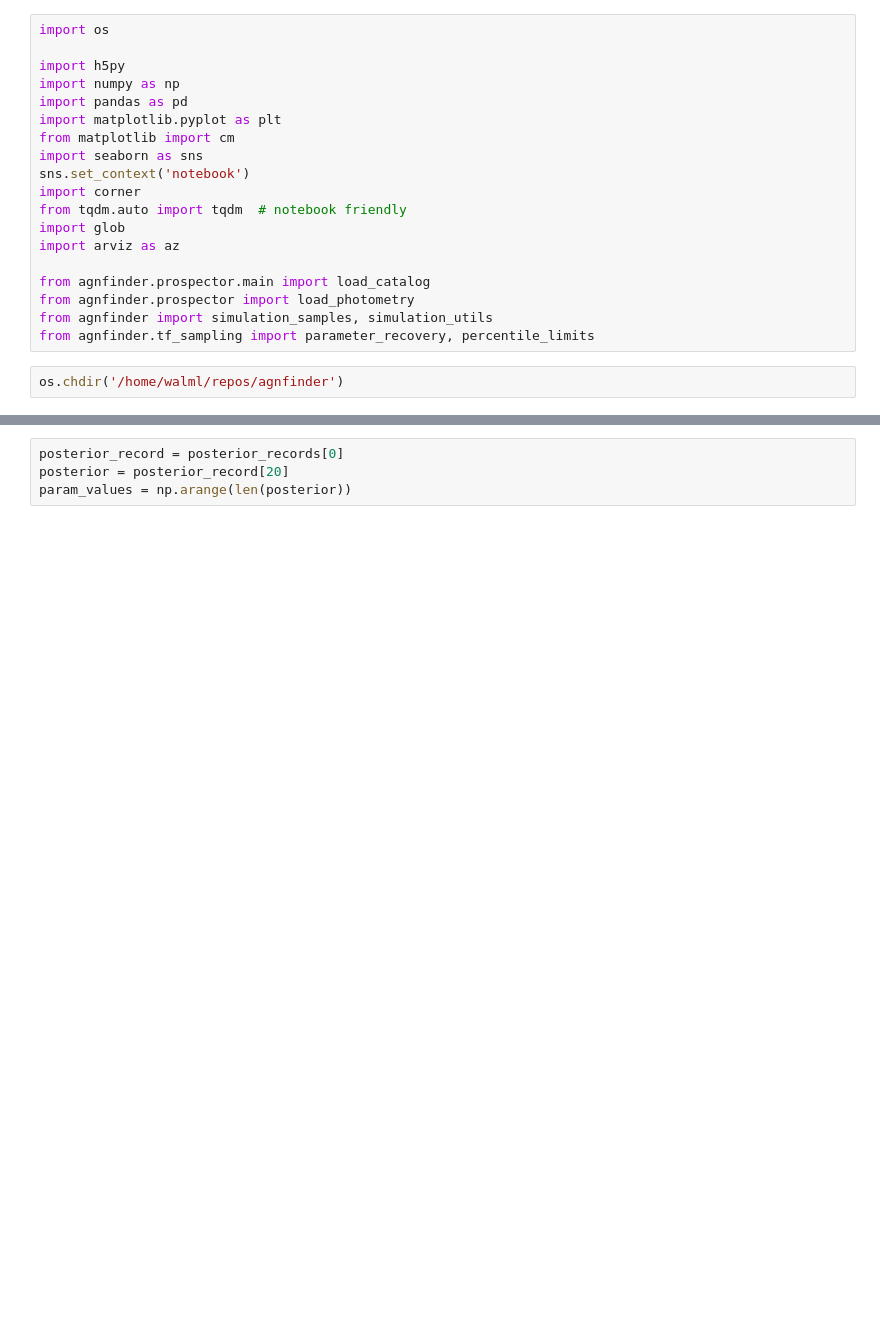
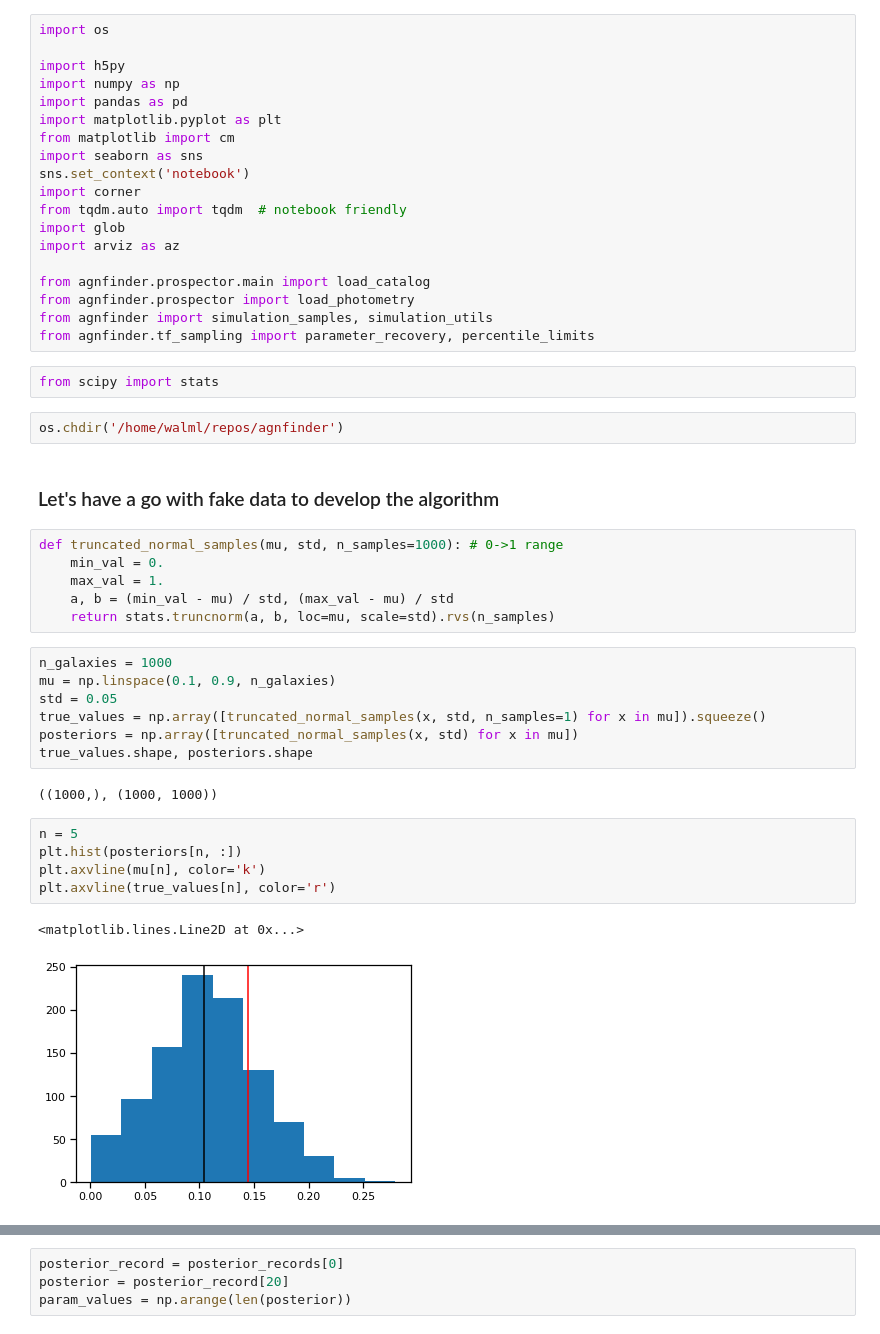
Before and after one commit to mwalmsley/agnfinder, a Jupyter notebook: notebooks/inference/posterior_comparison.ipynb, the cells around one changed output, grey strips where cells are left out. Saved outputs shown, nothing was run; the diff lists cells and outputs as text; blank space fills up the shorter version.

```diff
--- a/notebooks/inference/posterior_comparison.ipynb
+++ b/notebooks/inference/posterior_comparison.ipynb
@@ -21,5 +24,32 @@ from agnfinder.prospector.main import load_catalog
 from agnfinder.prospector import load_photometry
 from agnfinder import simulation_samples, simulation_utils
 from agnfinder.tf_sampling import parameter_recovery, percentile_limits
+# %%
+from scipy import stats
 # %%
 os.chdir('/home/walml/repos/agnfinder')
+# %% [markdown]
+### Let's have a go with fake data to develop the algorithm
+# %%
+def truncated_normal_samples(mu, std, n_samples=1000): # 0->1 range
+    min_val = 0.
+    max_val = 1.
+    a, b = (min_val - mu) / std, (max_val - mu) / std
+    return stats.truncnorm(a, b, loc=mu, scale=std).rvs(n_samples)
+# %%
+n_galaxies = 1000
+mu = np.linspace(0.1, 0.9, n_galaxies)
+std = 0.05
+true_values = np.array([truncated_normal_samples(x, std, n_samples=1) for x in mu]).squeeze()
+posteriors = np.array([truncated_normal_samples(x, std) for x in mu])
+true_values.shape, posteriors.shape
+# %% [output]
+((1000,), (1000, 1000))
+# %%
+n = 5
+plt.hist(posteriors[n, :])
+plt.axvline(mu[n], color='k')
+plt.axvline(true_values[n], color='r')
+# %% [output]
+<matplotlib.lines.Line2D at 0x...>
+[figure, added]
```
Also changed, not shown: parts of 42 cells of this notebook, 1 other file.
